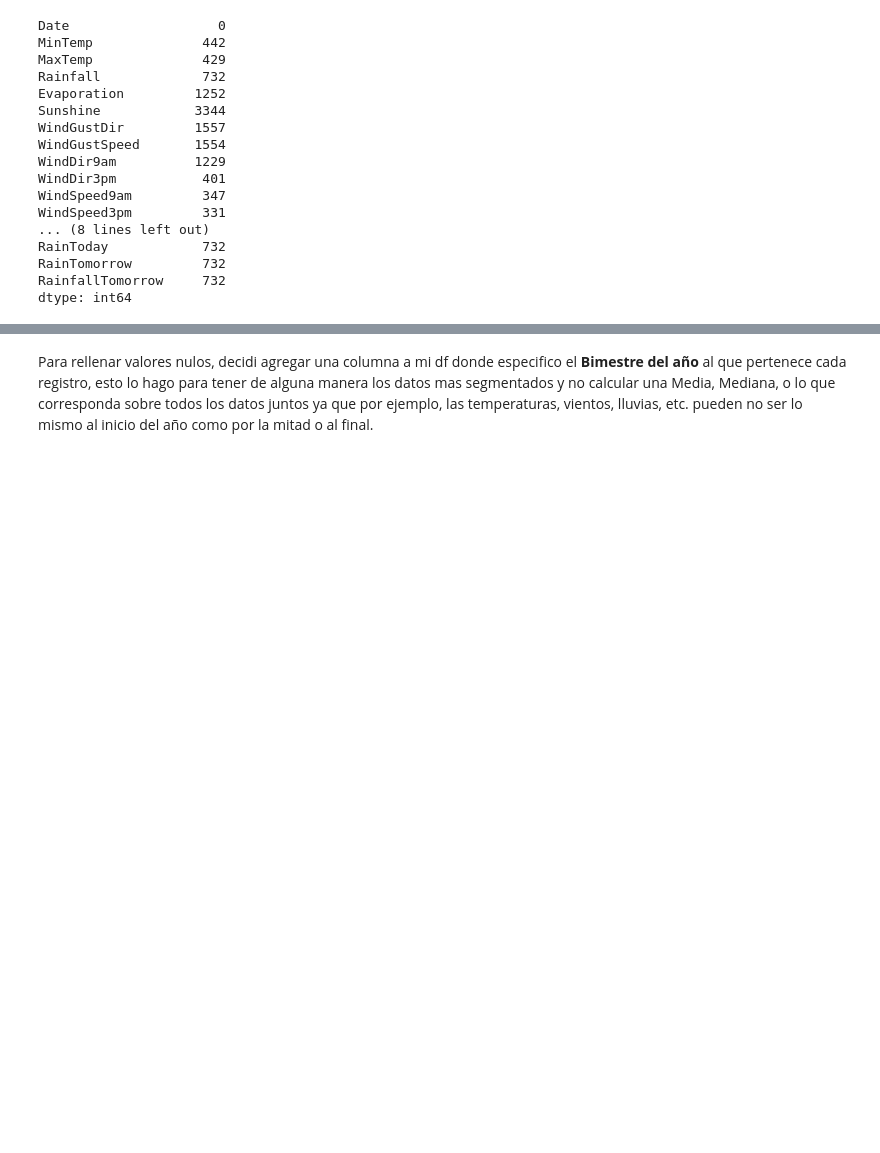
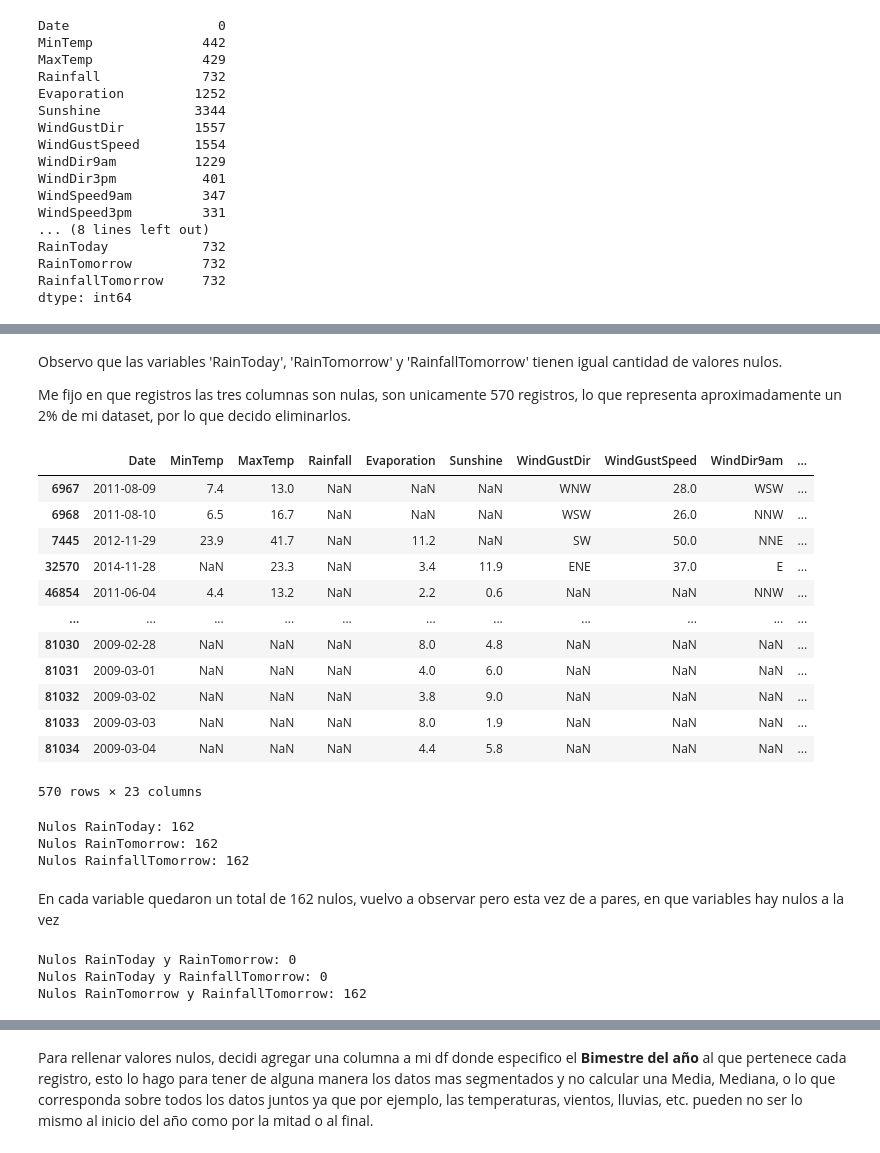
Before and after one commit to franciscoryb1/AA1-TUIA-RodriguezYBarros, a Jupyter notebook: tp.ipynb, the cells around one changed output, grey strips where cells are left out. Cells and saved outputs as stored; diff of their text form; code cells hidden in the pictures; blank space fills up the shorter version.

```diff
--- a/tp.ipynb
+++ b/tp.ipynb
@@ -144,0 +197,21 @@ dtype: int64
+# %% [markdown]
+Observo que las variables 'RainToday', 'RainTomorrow' y 'RainfallTomorrow' tienen igual cantidad de valores nulos.
+
+Me fijo en que registros las tres columnas son nulas, son unicamente 570 registros, lo que representa aproximadamente un 2% de mi dataset, por lo que decido eliminarlos.
+# %%
+# Registros de df_train donde las 3 variables son Nulas.
+df_train[df_train['RainToday'].isnull() & df_train['RainTomorrow'].isnull() & df_train['RainfallTomorrow'].isnull()]
+# %% [output]
+|  | Date | MinTemp | MaxTemp | Rainfall | Evaporation | Sunshine | WindGustDir | WindGustSpeed | WindDir9am | ... |
+| 6967 | 2011-08-09 | 7.4 | 13.0 | NaN | NaN | NaN | WNW | 28.0 | WSW | ... |
+| 6968 | 2011-08-10 | 6.5 | 16.7 | NaN | NaN | NaN | WSW | 26.0 | NNW | ... |
+| 7445 | 2012-11-29 | 23.9 | 41.7 | NaN | 11.2 | NaN | SW | 50.0 | NNE | ... |
+| 32570 | 2014-11-28 | NaN | 23.3 | NaN | 3.4 | 11.9 | ENE | 37.0 | E | ... |
+| 46854 | 2011-06-04 | 4.4 | 13.2 | NaN | 2.2 | 0.6 | NaN | NaN | NNW | ... |
+| ... | ... | ... | ... | ... | ... | ... | ... | ... | ... | ... |
+| 81030 | 2009-02-28 | NaN | NaN | NaN | 8.0 | 4.8 | NaN | NaN | NaN | ... |
+| 81031 | 2009-03-01 | NaN | NaN | NaN | 4.0 | 6.0 | NaN | NaN | NaN | ... |
+| 81032 | 2009-03-02 | NaN | NaN | NaN | 3.8 | 9.0 | NaN | NaN | NaN | ... |
+| 81033 | 2009-03-03 | NaN | NaN | NaN | 8.0 | 1.9 | NaN | NaN | NaN | ... |
+| 81034 | 2009-03-04 | NaN | NaN | NaN | 4.4 | 5.8 | NaN | NaN | NaN | ... |
+570 rows × 23 columns
@@ -144,0 +220,19 @@ dtype: int64
+# %%
+print('Nulos RainToday:', df_train['RainToday'].isnull().sum())
+print('Nulos RainTomorrow:', df_train['RainTomorrow'].isnull().sum())
+print('Nulos RainfallTomorrow:', df_train['RainfallTomorrow'].isnull().sum())
+# %% [output]
+Nulos RainToday: 162
+Nulos RainTomorrow: 162
+Nulos RainfallTomorrow: 162
+# %% [markdown]
+En cada variable quedaron un total de 162 nulos, vuelvo a observar pero esta vez de a pares, en que variables hay nulos a la vez
+# %%
+# Observo de a pares df_train
+print('Nulos RainToday y RainTomorrow:', (df_train['RainToday'].isnull() & df_train['RainTomorrow'].isnull()).sum())
+print('Nulos RainToday y RainfallTomorrow:', (df_train['RainToday'].isnull() & df_train['RainfallTomorrow'].isnull()).sum())
+print('Nulos RainTomorrow y RainfallTomorrow:', (df_train['RainTomorrow'].isnull() & df_train['RainfallTomorrow'].isnull()).sum())
+# %% [output]
+Nulos RainToday y RainTomorrow: 0
+Nulos RainToday y RainfallTomorrow: 0
+Nulos RainTomorrow y RainfallTomorrow: 162
```
Also changed, not shown: parts of 58 cells of this notebook.
